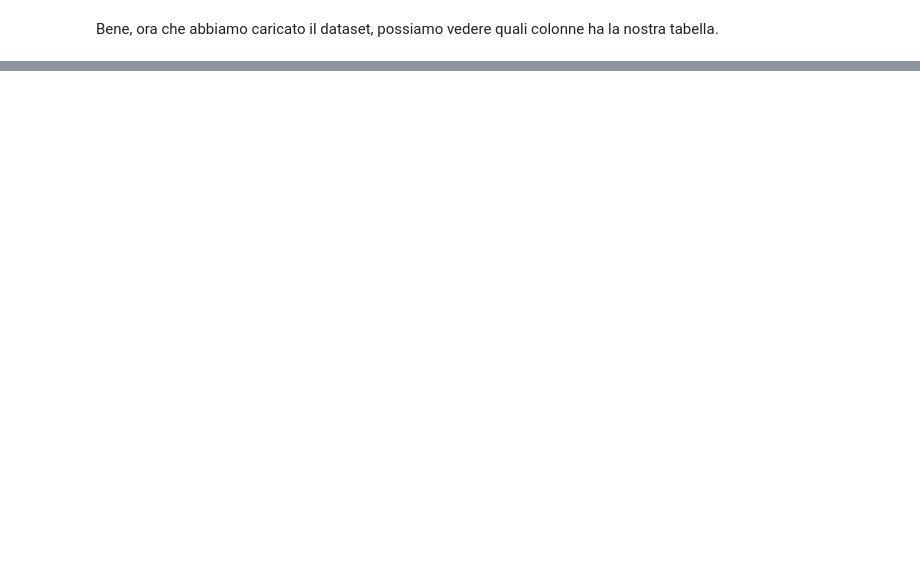
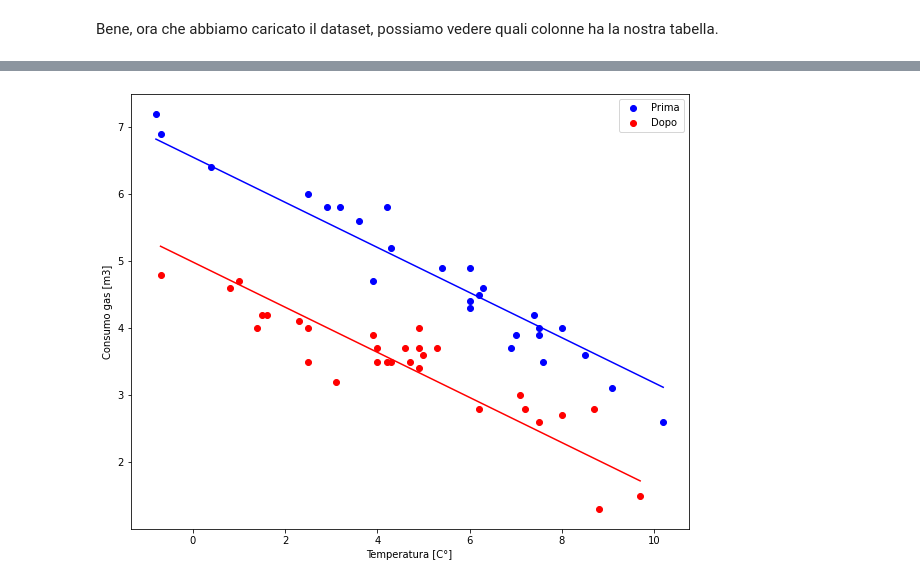
Before and after one commit to DavideScassola/data_analysis_laboratory, a Jupyter notebook: notebooks/casa.ipynb, the cells around one changed output, grey strips where cells are left out. Drawn from its saved outputs; the diff is of its cells as text; code cells hidden in the pictures; blank space fills up the shorter version.

```diff
--- a/notebooks/casa.ipynb
+++ b/notebooks/casa.ipynb
@@ -99,0 +230,11 @@ df.describe()
+# %%
+# per chiarezza, costruiamo un dataframe solo per questo modello
+X = df[['Temp']].copy()
+
+# definiamo la "dummy variable" per l'isolamento
+X['Insul_dummy'] = (df['Insul']=='After')*1 # trucco per trasformare False in 0 e True in 1!
+
+# Variable da predire
+y = df['Gas']
+
+X
@@ -99,0 +259,11 @@ df.describe()
+# %%
+# Modello lineare
+model = LinearRegression()
+model.fit(X, y)
+
+r_squared = model.score(X, y)
+
+print(f'Coefficiente (m): {model.coef_[0]:.2f}')
+print(f'Coefficiente (p): {model.coef_[1]:.2f}')
+print(f'Intercetta (h): {model.intercept_:.2f}')
+print(f'R_squared: {r_squared:.2f}')
@@ -99,0 +292,17 @@ df.describe()
+# %%
+before = X['Insul_dummy']==0
+X_before = X[before]
+y_before = y[before]
+plt.scatter(X_before['Temp'], y_before, color='blue', label = 'Prima')
+plt.plot(X_before['Temp'], model.predict(X_before), color='blue')
+
+after = X['Insul_dummy']==1
+X_after = X[after]
+y_after = y[after]
+plt.scatter(X_after['Temp'], y_after, color='red', label = 'Dopo')
+plt.plot(X_after['Temp'], model.predict(X_after), color='red')
+plt.xlabel('Temperatura [C°]')
+plt.ylabel('Consumo gas [m3]')
+_ = plt.legend()
+# %% [output]
+[figure, added]
```
Also changed, not shown: parts of 33 cells of this notebook, 1 other file.
